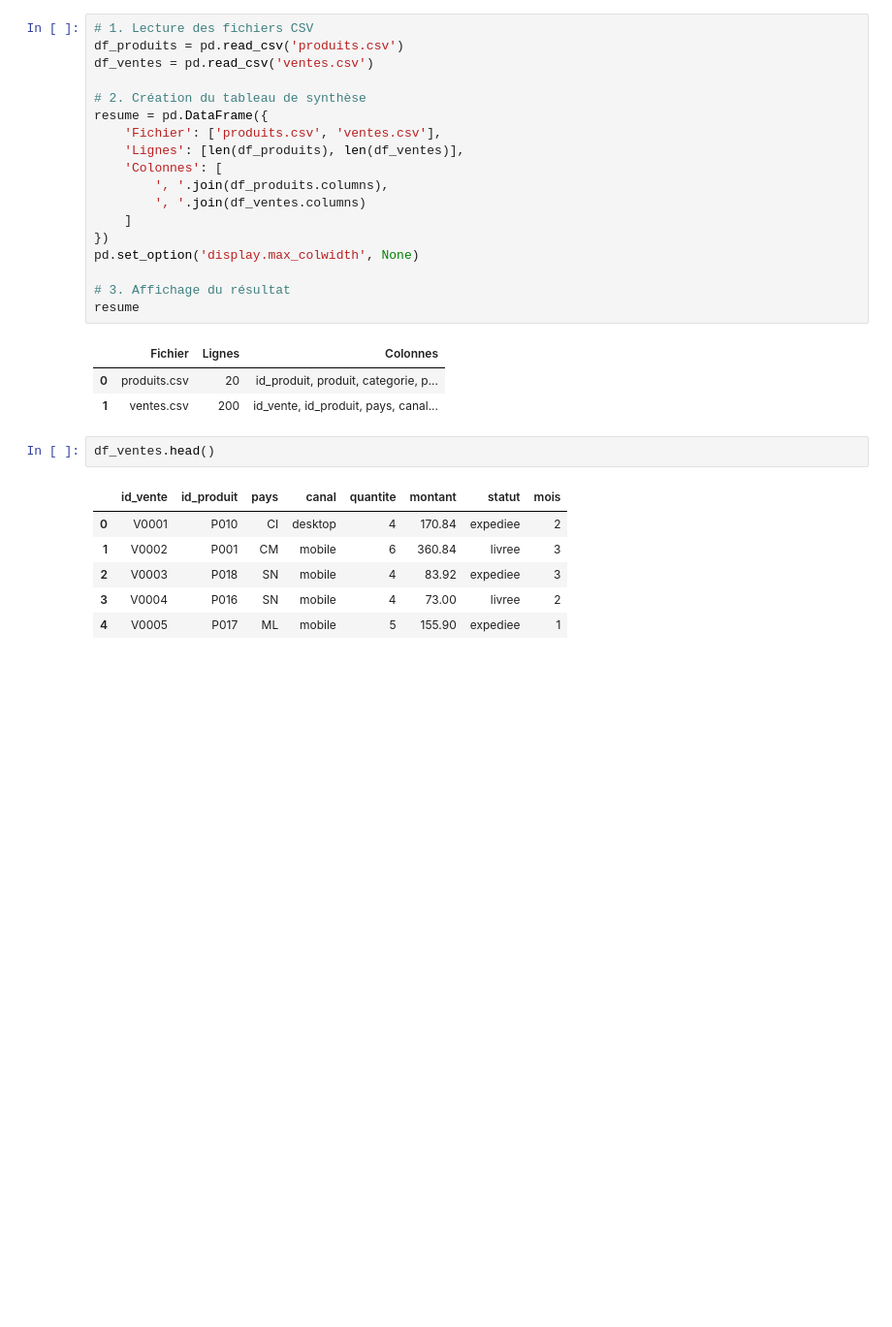
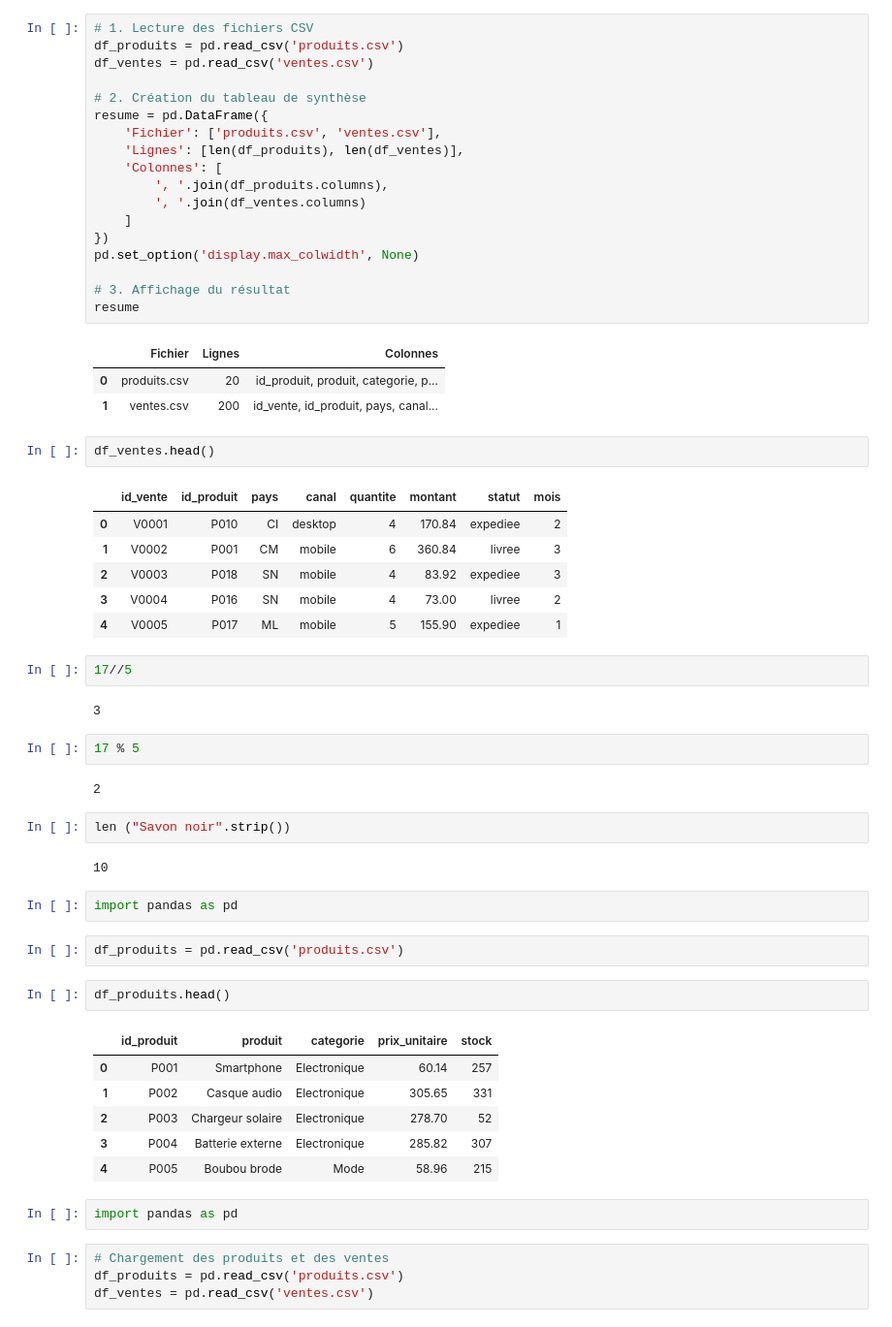
Before and after one commit to CHRISTIAN86-spec/donnees_m01, a Jupyter notebook: Donnees01.ipynb, the cells around one changed output. Shown at 97% size. Saved outputs shown, nothing was run; the diff lists cells and outputs as text; blank space fills up the shorter version.

```diff
--- a/Donnees01.ipynb
+++ b/Donnees01.ipynb
@@ -108,3 +108,34 @@ df_ventes.head()
 | 2 | V0003 | P018 | SN | mobile | 4 | 83.92 | expediee | 3 |
 | 3 | V0004 | P016 | SN | mobile | 4 | 73.00 | livree | 2 |
 | 4 | V0005 | P017 | ML | mobile | 5 | 155.90 | expediee | 1 |
+# %%
+17//5
+# %% [output]
+3
+# %%
+17 % 5
+# %% [output]
+2
+# %%
+len ("Savon noir".strip())
+# %% [output]
+10
+# %%
+import pandas as pd
+# %%
+df_produits = pd.read_csv('produits.csv')
+# %%
+df_produits.head()
+# %% [output]
+|  | id_produit | produit | categorie | prix_unitaire | stock |
+| 0 | P001 | Smartphone | Electronique | 60.14 | 257 |
+| 1 | P002 | Casque audio | Electronique | 305.65 | 331 |
+| 2 | P003 | Chargeur solaire | Electronique | 278.70 | 52 |
+| 3 | P004 | Batterie externe | Electronique | 285.82 | 307 |
+| 4 | P005 | Boubou brode | Mode | 58.96 | 215 |
+# %%
+import pandas as pd
+# %%
+# Chargement des produits et des ventes
+df_produits = pd.read_csv('produits.csv')
+df_ventes = pd.read_csv('ventes.csv')
```
Also changed, not shown: parts of 8 cells of this notebook, 1 other file.
